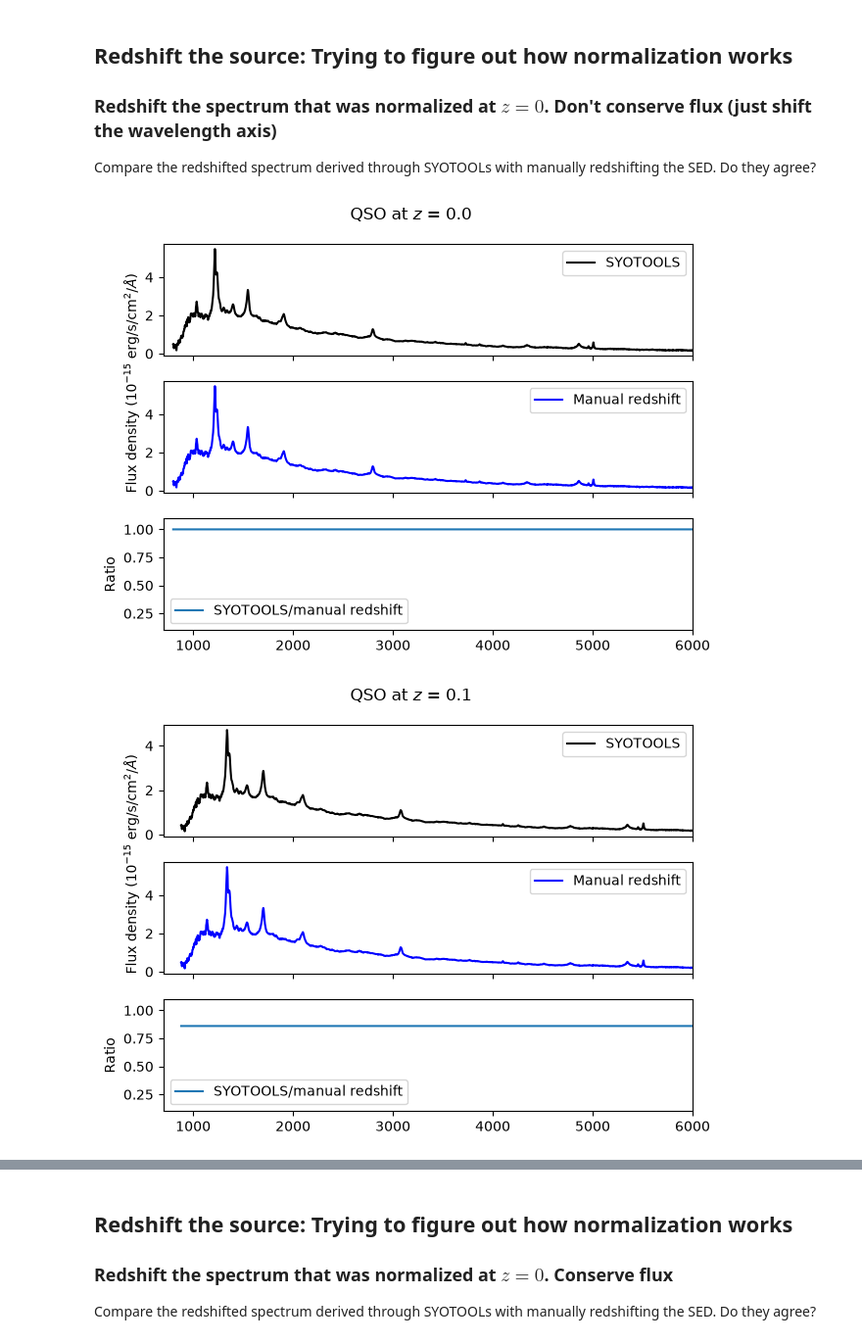
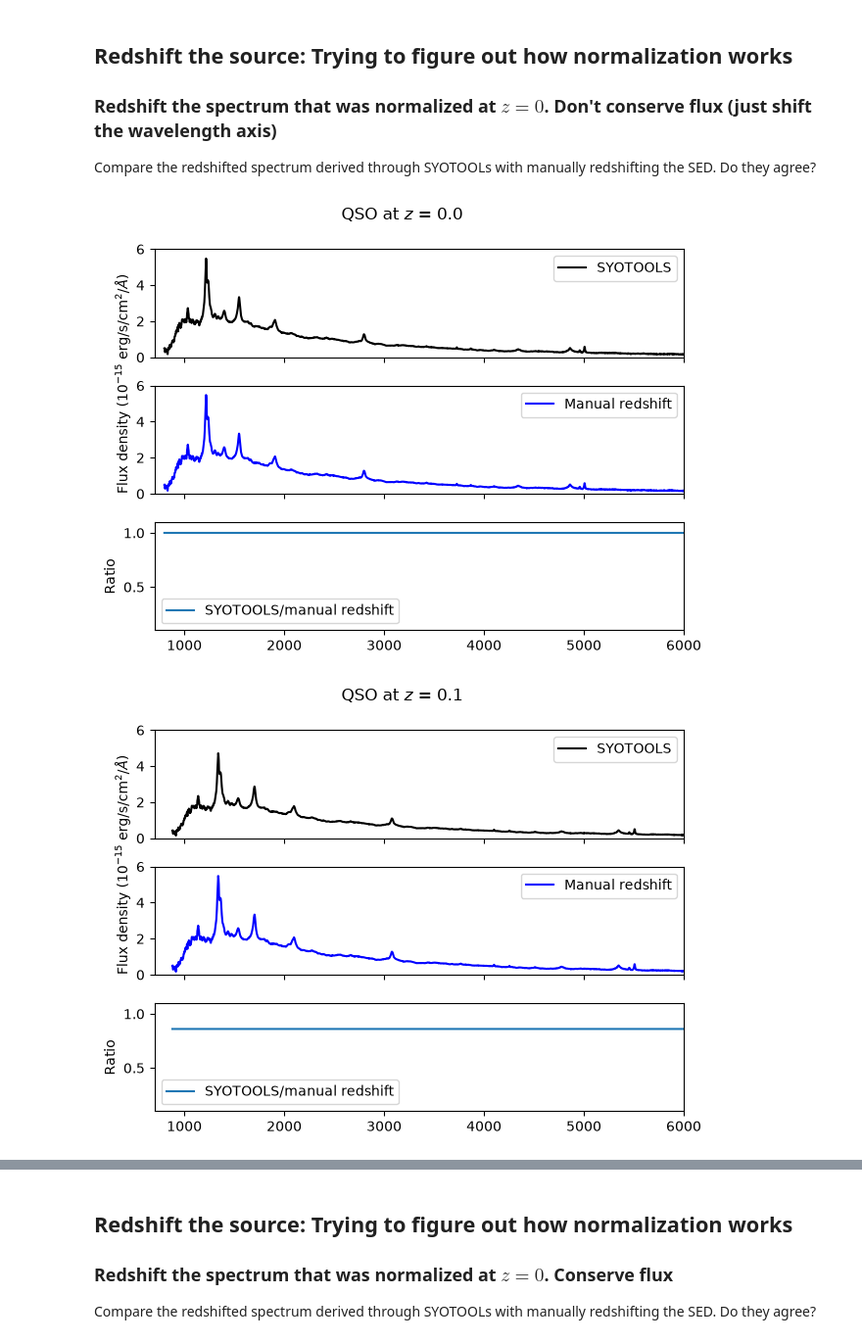
Before and after one commit to spacetelescope/hwo-tools, a Jupyter notebook: notebooks/Redshift-extinction.ipynb, the cells around one changed output, grey strips where cells are left out. Shown at 98% size. Cells and saved outputs as stored; diff of their text form; code cells hidden in the pictures.

```diff
--- a/notebooks/Redshift-extinction.ipynb
+++ b/notebooks/Redshift-extinction.ipynb
@@ -73,6 +73,7 @@ for i in range(len(z)):
     qso_flux_z = syn.units.convert_flux(sed.sed.waveset, sed.sed(sed.sed.waveset), syn.units.FLAM)
     axs[0].plot(sed.sed.waveset.to_value(u.AA), qso_flux_z.value*1e15, color='black',
                 label='SYOTOOLS')
+    axs[0].set_ylim(0,6)
     axs[0].legend()
 
 
@@ -90,6 +91,7 @@ for i in range(len(z)):
     axs[1].plot(sp.waveset, qso_flux_norm_z.value*1e15, color='blue',
                 label='Manual redshift')
     axs[1].set_ylabel(r'Flux density (10$^{-15}$ erg/s/cm$^2$/$\AA$)',loc='bottom')
+    axs[1].set_ylim(0,6)
     axs[1].legend()
 
     # Take the ratio of the two SEDs
@@ -126,32 +128,34 @@ for i in range(len(z)):
     fig.suptitle(r'QSO at $z$ = '+str(np.round(z[i],1)))
 
     # Define source in SYOTOOLS
     sed.set_sed(template, mag, z[i], extinction, bandpass=bandpass)
     # Define flux array
     qso_flux_z = syn.units.convert_flux(sed.sed.waveset, sed.sed(sed.sed.waveset), syn.units.FLAM)
     axs[0].plot(sed.sed.waveset.to_value(u.AA), qso_flux_z.value*1e15, color='black',
                 label='SYOTOOLS')
+    axs[0].set_ylim(0,6)
     axs[0].legend()
 
 
     # Manually redshift source, starting with the QSO SED defined at z = 0
     # Redshift wavelength axis:
     wave_z = qso_wave_rest*(1+z[i])
     axs[1].plot(wave_z, qso_flux_rest*1e15, color='blue',
                 label='Manual redshift')
     axs[1].set_ylabel(r'Flux density (10$^{-15}$ erg/s/cm$^2$/$\AA$)',loc='bottom')
+    axs[1].set_ylim(0,6)
     axs[1].legend()
 
     # Take the ratio of the two SEDs
     axs[2].plot(wave_z,qso_flux_z.value/qso_flux_rest,
                 label='SYOTOOLS/manual redshift')
     axs[2].set_ylim(0.1,1.1)
     axs[2].set_ylabel('Ratio')
     axs[2].legend()
     axs[2].set_xlim(700,6000)
 
 
     plt.tight_layout()
 # %% [output]
-[figure, old version]
+[figure, new version]
-[figure, old version]
+[figure, new version]
```
Also changed, not shown: parts of 3 cells of this notebook.
